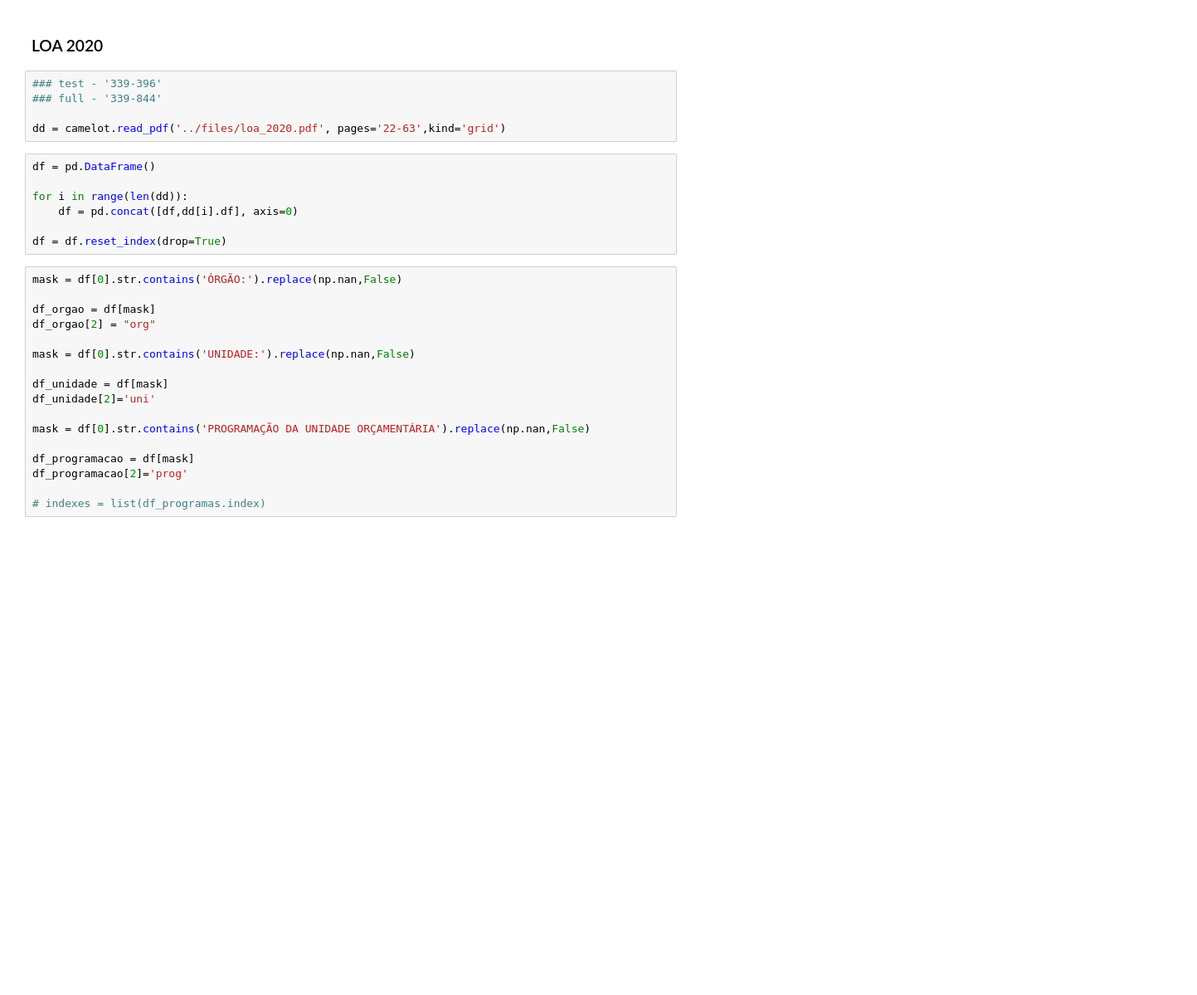
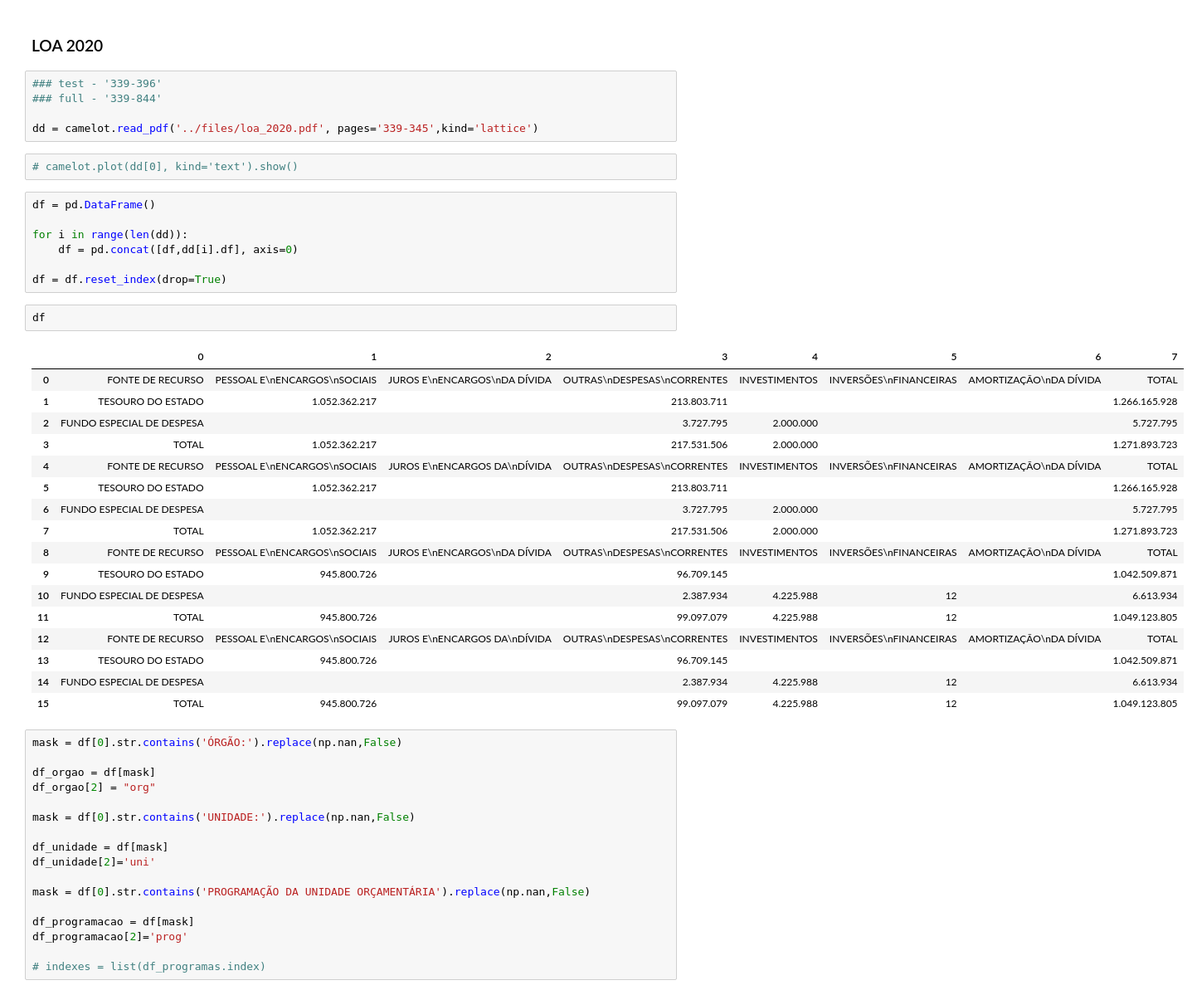
Before and after one commit to d116626/orcamento_sp, a Jupyter notebook: notebooks/0 - loa_2020_camelot.ipynb, the cells around one changed output. Shown: that part at 83% size. Saved outputs shown, nothing was run; the diff lists cells and outputs as text; blank space fills up the shorter version.

```diff
--- a/notebooks/0 - loa_2020_camelot.ipynb
+++ b/notebooks/0 - loa_2020_camelot.ipynb
@@ -15,7 +15,9 @@ import camelot
 ### test - '339-396'
 ### full - '339-844'
 
-dd = camelot.read_pdf('../files/loa_2020.pdf', pages='22-63',kind='grid')
+dd = camelot.read_pdf('../files/loa_2020.pdf', pages='339-345',kind='lattice')
+# %%
+# camelot.plot(dd[0], kind='text').show()
 # %%
 df = pd.DataFrame()
 
@@ -23,6 +25,26 @@ for i in range(len(dd)):
     df = pd.concat([df,dd[i].df], axis=0)
 
 df = df.reset_index(drop=True)
+# %%
+df
+# %% [output]
+|  | 0 | 1 | 2 | 3 | 4 | 5 | 6 | 7 |
+| 0 | FONTE DE RECURSO | PESSOAL E\nENCARGOS\nSOCIAIS | JUROS E\nENCARGOS\nDA DÍVIDA | OUTRAS\nDESPESAS\nCORRENTES | INVESTIMENTOS | INVERSÕES\nFINANCEIRAS | AMORTIZAÇÃO\nDA DÍVIDA | TOTAL |
+| 1 | TESOURO DO ESTADO | 1.052.362.217 |  | 213.803.711 |  |  |  | 1.266.165.928 |
+| 2 | FUNDO ESPECIAL DE DESPESA |  |  | 3.727.795 | 2.000.000 |  |  | 5.727.795 |
+| 3 | TOTAL | 1.052.362.217 |  | 217.531.506 | 2.000.000 |  |  | 1.271.893.723 |
+| 4 | FONTE DE RECURSO | PESSOAL E\nENCARGOS\nSOCIAIS | JUROS E\nENCARGOS DA\nDÍVIDA | OUTRAS\nDESPESAS\nCORRENTES | INVESTIMENTOS | INVERSÕES\nFINANCEIRAS | AMORTIZAÇÃO\nDA DÍVIDA | TOTAL |
+| 5 | TESOURO DO ESTADO | 1.052.362.217 |  | 213.803.711 |  |  |  | 1.266.165.928 |
+| 6 | FUNDO ESPECIAL DE DESPESA |  |  | 3.727.795 | 2.000.000 |  |  | 5.727.795 |
+| 7 | TOTAL | 1.052.362.217 |  | 217.531.506 | 2.000.000 |  |  | 1.271.893.723 |
+| 8 | FONTE DE RECURSO | PESSOAL E\nENCARGOS\nSOCIAIS | JUROS E\nENCARGOS\nDA DÍVIDA | OUTRAS\nDESPESAS\nCORRENTES | INVESTIMENTOS | INVERSÕES\nFINANCEIRAS | AMORTIZAÇÃO\nDA DÍVIDA | TOTAL |
+| 9 | TESOURO DO ESTADO | 945.800.726 |  | 96.709.145 |  |  |  | 1.042.509.871 |
+| 10 | FUNDO ESPECIAL DE DESPESA |  |  | 2.387.934 | 4.225.988 | 12 |  | 6.613.934 |
+| 11 | TOTAL | 945.800.726 |  | 99.097.079 | 4.225.988 | 12 |  | 1.049.123.805 |
+| 12 | FONTE DE RECURSO | PESSOAL E\nENCARGOS\nSOCIAIS | JUROS E\nENCARGOS DA\nDÍVIDA | OUTRAS\nDESPESAS\nCORRENTES | INVESTIMENTOS | INVERSÕES\nFINANCEIRAS | AMORTIZAÇÃO\nDA DÍVIDA | TOTAL |
+| 13 | TESOURO DO ESTADO | 945.800.726 |  | 96.709.145 |  |  |  | 1.042.509.871 |
+| 14 | FUNDO ESPECIAL DE DESPESA |  |  | 2.387.934 | 4.225.988 | 12 |  | 6.613.934 |
+| 15 | TOTAL | 945.800.726 |  | 99.097.079 | 4.225.988 | 12 |  | 1.049.123.805 |
 # %%
 mask = df[0].str.contains('ÓRGÃO:').replace(np.nan,False)
 
```
Also changed, not shown: 32 other files.
